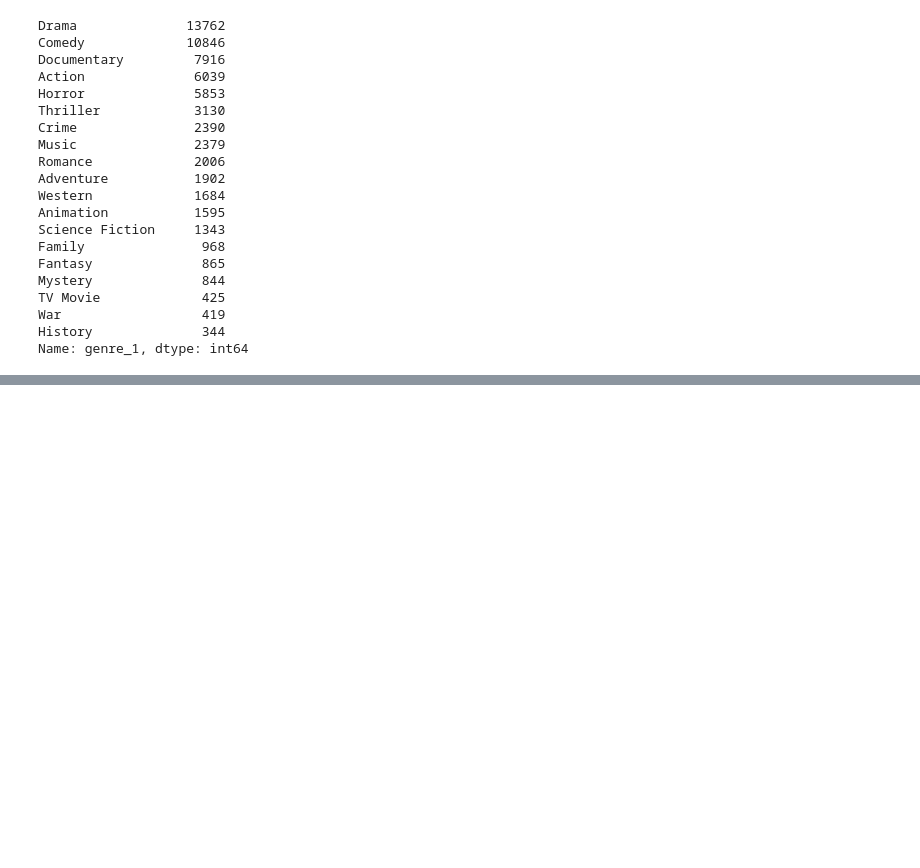
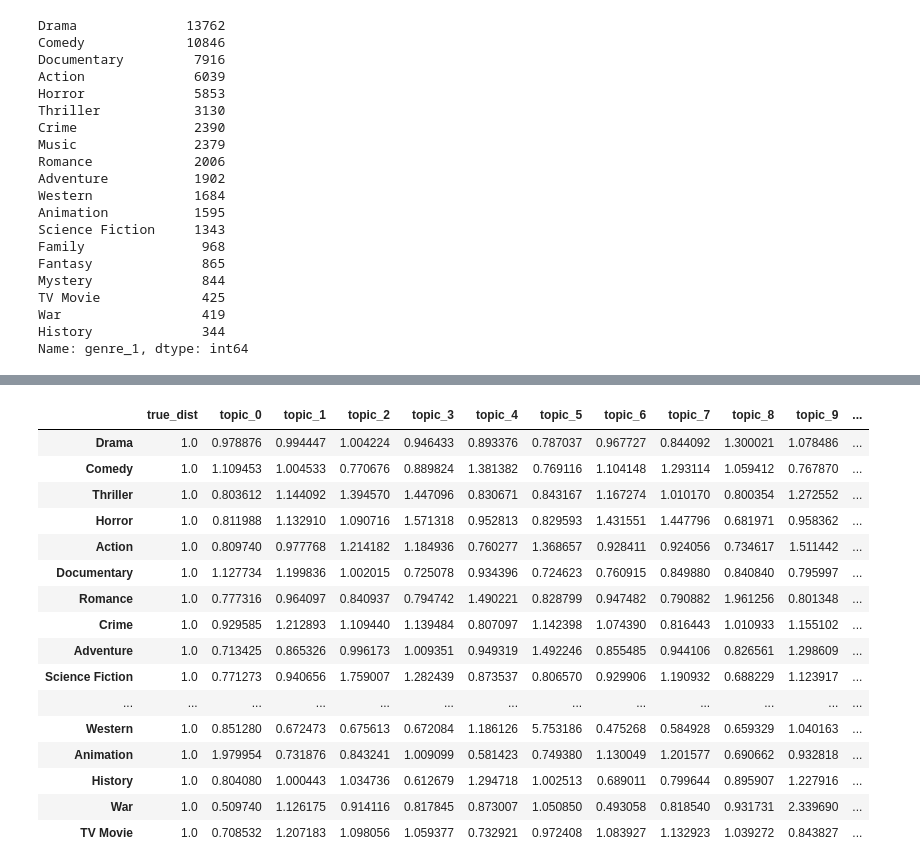
Before and after one commit to christianspybrook/movie_text_topic_modeling, a Jupyter notebook: topic_models/lda_model/lda_model.ipynb, the cells around one changed output, grey strips where cells are left out. Drawn from its saved outputs; the diff is of its cells as text; code cells hidden in the pictures; blank space fills up the shorter version.

```diff
--- a/topic_models/lda_model/lda_model.ipynb
+++ b/topic_models/lda_model/lda_model.ipynb
@@ -472,2 +141,0 @@ taglines[:10]
-# %%
-doc = nlp(taglines)
@@ -484,0 +150,15 @@ print(nlp.Defaults.stop_words)
+# %%
+def get_tokens(tagline):
+    """Returns tokenized taglines"""
+    # process taglines
+    doc = parser(tagline)
+    doc = [token.lemma_.lower().strip() \
+              if token.lemma_ != '-PRON-' \
+              else token.lower_ for token in doc]
+    # remove stop words and punctuation
+    doc = [token for token in doc \
+              if token not in stopwords and token not in punctuations]
+    # combine processed tokens
+    doc = " ".join([i for i in doc])
+
+    return doc
@@ -484,0 +221,9 @@ print(nlp.Defaults.stop_words)
+# %%
+# add LDA topics to original dataset
+df['lda_topic'] = genre_results.argmax(axis=1)
+# reorder columns
+col_lst = df.columns.tolist()
+moved_col =  col_lst.pop()
+col_lst.insert((len(df.columns) - max_genres - 1), moved_col)
+df = df[col_lst]
+df
@@ -484,0 +307,22 @@ print(nlp.Defaults.stop_words)
+# %%
+# create DataFrame of genre distribution by topic proportional to true distibution
+prop_dist_df = raw_dist_df.apply(lambda x: x / raw_dist_df['true_dist'])
+prop_dist_df
+# %% [output]
+|  | true_dist | topic_0 | topic_1 | topic_2 | topic_3 | topic_4 | topic_5 | topic_6 | topic_7 | topic_8 | topic_9 | ... |
+| Drama | 1.0 | 0.978876 | 0.994447 | 1.004224 | 0.946433 | 0.893376 | 0.787037 | 0.967727 | 0.844092 | 1.300021 | 1.078486 | ... |
+| Comedy | 1.0 | 1.109453 | 1.004533 | 0.770676 | 0.889824 | 1.381382 | 0.769116 | 1.104148 | 1.293114 | 1.059412 | 0.767870 | ... |
+| Thriller | 1.0 | 0.803612 | 1.144092 | 1.394570 | 1.447096 | 0.830671 | 0.843167 | 1.167274 | 1.010170 | 0.800354 | 1.272552 | ... |
+| Horror | 1.0 | 0.811988 | 1.132910 | 1.090716 | 1.571318 | 0.952813 | 0.829593 | 1.431551 | 1.447796 | 0.681971 | 0.958362 | ... |
+| Action | 1.0 | 0.809740 | 0.977768 | 1.214182 | 1.184936 | 0.760277 | 1.368657 | 0.928411 | 0.924056 | 0.734617 | 1.511442 | ... |
+| Documentary | 1.0 | 1.127734 | 1.199836 | 1.002015 | 0.725078 | 0.934396 | 0.724623 | 0.760915 | 0.849880 | 0.840840 | 0.795997 | ... |
+| Romance | 1.0 | 0.777316 | 0.964097 | 0.840937 | 0.794742 | 1.490221 | 0.828799 | 0.947482 | 0.790882 | 1.961256 | 0.801348 | ... |
+| Crime | 1.0 | 0.929585 | 1.212893 | 1.109440 | 1.139484 | 0.807097 | 1.142398 | 1.074390 | 0.816443 | 1.010933 | 1.155102 | ... |
+| Adventure | 1.0 | 0.713425 | 0.865326 | 0.996173 | 1.009351 | 0.949319 | 1.492246 | 0.855485 | 0.944106 | 0.826561 | 1.298609 | ... |
+| Science Fiction | 1.0 | 0.771273 | 0.940656 | 1.759007 | 1.282439 | 0.873537 | 0.806570 | 0.929906 | 1.190932 | 0.688229 | 1.123917 | ... |
+| ... | ... | ... | ... | ... | ... | ... | ... | ... | ... | ... | ... | ... |
+| Western | 1.0 | 0.851280 | 0.672473 | 0.675613 | 0.672084 | 1.186126 | 5.753186 | 0.475268 | 0.584928 | 0.659329 | 1.040163 | ... |
+| Animation | 1.0 | 1.979954 | 0.731876 | 0.843241 | 1.009099 | 0.581423 | 0.749380 | 1.130049 | 1.201577 | 0.690662 | 0.932818 | ... |
+| History | 1.0 | 0.804080 | 1.000443 | 1.034736 | 0.612679 | 1.294718 | 1.002513 | 0.689011 | 0.799644 | 0.895907 | 1.227916 | ... |
+| War | 1.0 | 0.509740 | 1.126175 | 0.914116 | 0.817845 | 0.873007 | 1.050850 | 0.493058 | 0.818540 | 0.931731 | 2.339690 | ... |
+| TV Movie | 1.0 | 0.708532 | 1.207183 | 1.098056 | 1.059377 | 0.732921 | 0.972408 | 1.083927 | 1.132923 | 1.039272 | 0.843827 | ... |
```
Also changed, not shown: parts of 79 cells of this notebook.
